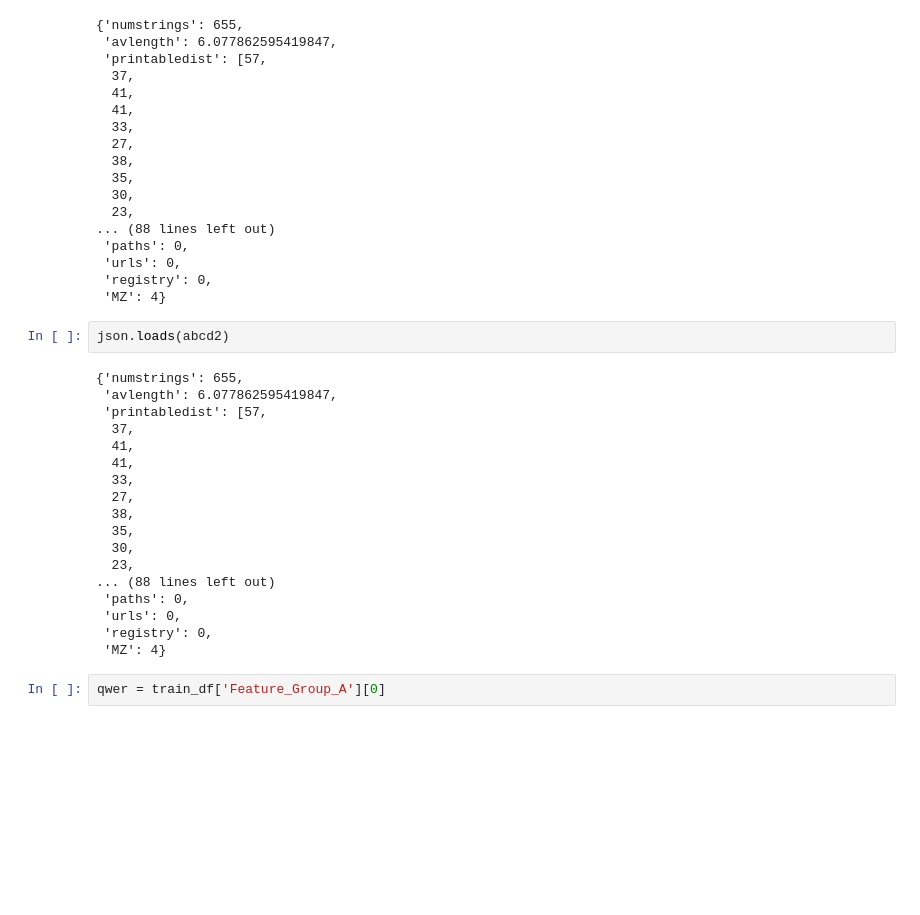
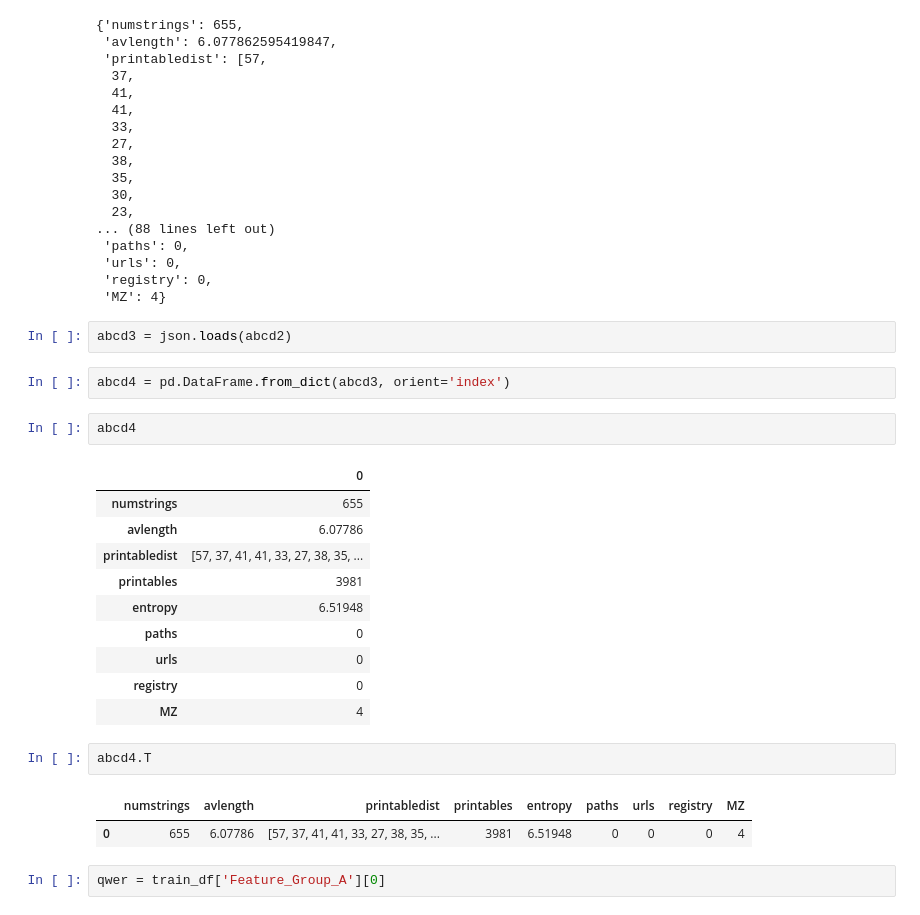
Before and after one commit to Hoseo-IELab/Hoseo_AI_Competition, a Jupyter notebook: Acc100.ipynb, the cells around one changed output. Saved outputs shown, nothing was run; the diff lists cells and outputs as text; blank space fills up the shorter version.

```diff
--- a/Acc100.ipynb
+++ b/Acc100.ipynb
@@ -157,25 +157,27 @@ json.loads(abcd2)
  'registry': 0,
  'MZ': 4}
 # %%
-json.loads(abcd2)
+abcd3 = json.loads(abcd2)
-# %% [output]
-{'numstrings': 655,
- 'avlength': 6.077862595419847,
- 'printabledist': [57,
-  37,
-  41,
-  41,
-  33,
-  27,
-  38,
-  35,
-  30,
-  23,
-... (88 lines left out)
- 'paths': 0,
- 'urls': 0,
- 'registry': 0,
- 'MZ': 4}
+# %%
+abcd4 = pd.DataFrame.from_dict(abcd3, orient='index')
+# %%
+abcd4
+# %% [output]
+|  | 0 |
+| numstrings | 655 |
+| avlength | 6.07786 |
+| printabledist | [57, 37, 41, 41, 33, 27, 38, 35, ... |
+| printables | 3981 |
+| entropy | 6.51948 |
+| paths | 0 |
+| urls | 0 |
+| registry | 0 |
+| MZ | 4 |
+# %%
+abcd4.T
+# %% [output]
+|  | numstrings | avlength | printabledist | printables | entropy | paths | urls | registry | MZ |
+| 0 | 655 | 6.07786 | [57, 37, 41, 41, 33, 27, 38, 35, ... | 3981 | 6.51948 | 0 | 0 | 0 | 4 |
 # %%
 qwer = train_df['Feature_Group_A'][0]
 # %%
```
